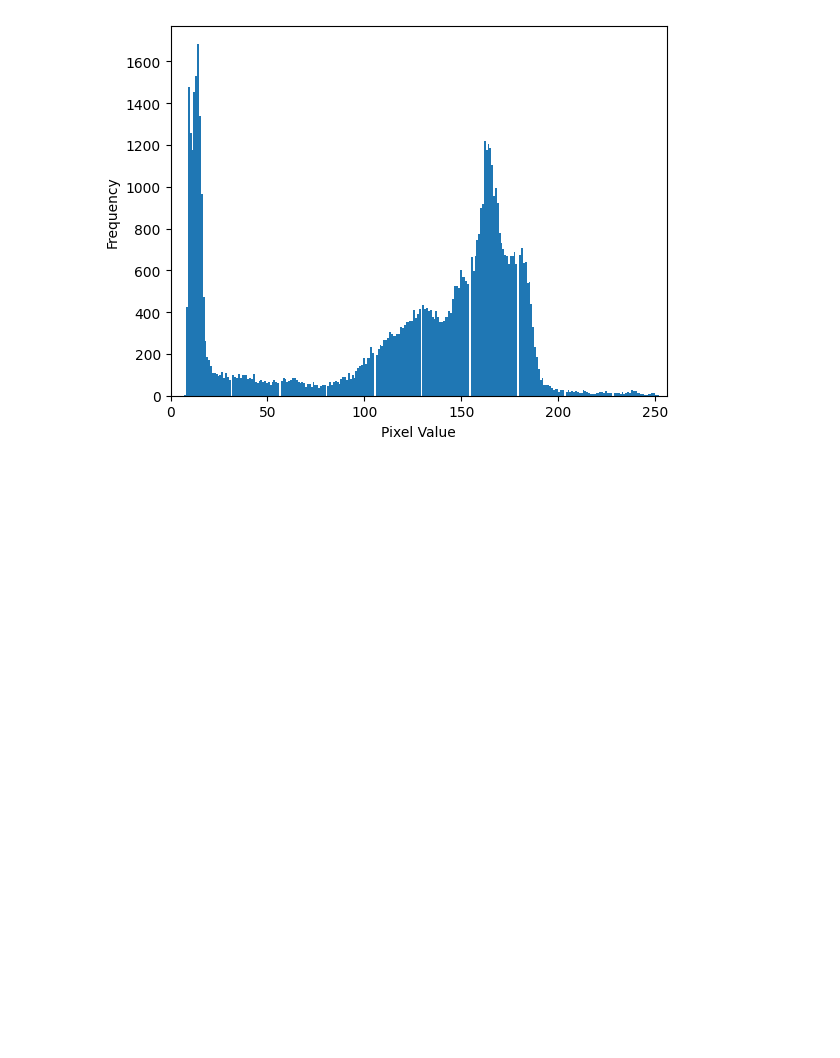
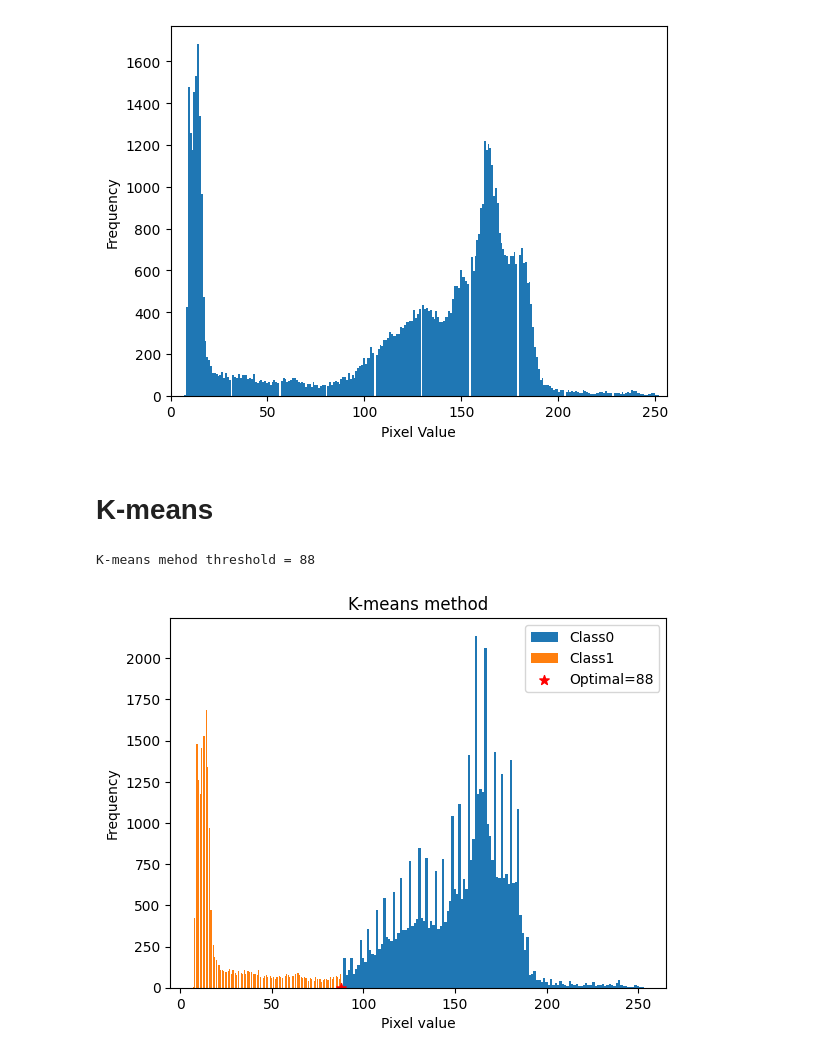
Before and after one commit to yumekasa5/Pyhton, a Jupyter notebook: jupyter/imageproc/imageproc.ipynb, the cells around one changed output. Drawn from its saved outputs; the diff is of its cells as text; code cells hidden in the pictures; blank space fills up the shorter version.

```diff
--- a/jupyter/imageproc/imageproc.ipynb
+++ b/jupyter/imageproc/imageproc.ipynb
@@ -276,3 +277,38 @@ plt.savefig(inireader.result_hist_dir + '\\cameraman_hist.png')
 plt.show()
 # %% [output]
 [figure]
+# %% [markdown]
+# K-means
+# %%
+labels = np.random.randint(0, 2, data.shape[0])
+epsilon = 1
+clasifytimes = 1000
+
+m0_old = -np.inf
+m1_old = np.inf
+
+for i in range(clasifytimes):
+    #calculate mean value of each calss
+    m0 = data[labels==0].mean()
+    m1 = data[labels==1].mean()
+    labels[np.abs(data - m0) < np.abs(data - m1)] = 0
+    labels[np.abs(data - m0) > np.abs(data - m1)] = 1
+    if np.abs(m0 - m0_old) + np.abs(m1 - m1_old) < epsilon:
+        break
+    m0_old = m0
+    m1_old = m1
+
+kmeans_th = np.minimum(data[labels == 0].max(), data[labels == 1].max())
+print('K-means mehod threshold = ' + str(kmeans_th))
+plt.hist(data[labels==0], bins=128, label='Class0')
+plt.hist(data[labels==1], bins=128, label='Class1')
+plt.scatter([kmeans_th], [0], s = 50, marker='*', color='r', label='Optimal={0:d}'.format(kmeans_th))
+plt.legend()
+plt.title('K-means method')
+plt.ylabel('Frequency')
+plt.xlabel('Pixel value')
+plt.savefig(inireader.result_hist_dir + '\\hist_kmeans.png')
+plt.show()
+# %% [output]
+K-means mehod threshold = 88
+[figure, added]
```
Also changed, not shown: parts of 5 cells of this notebook, 4 other files.
